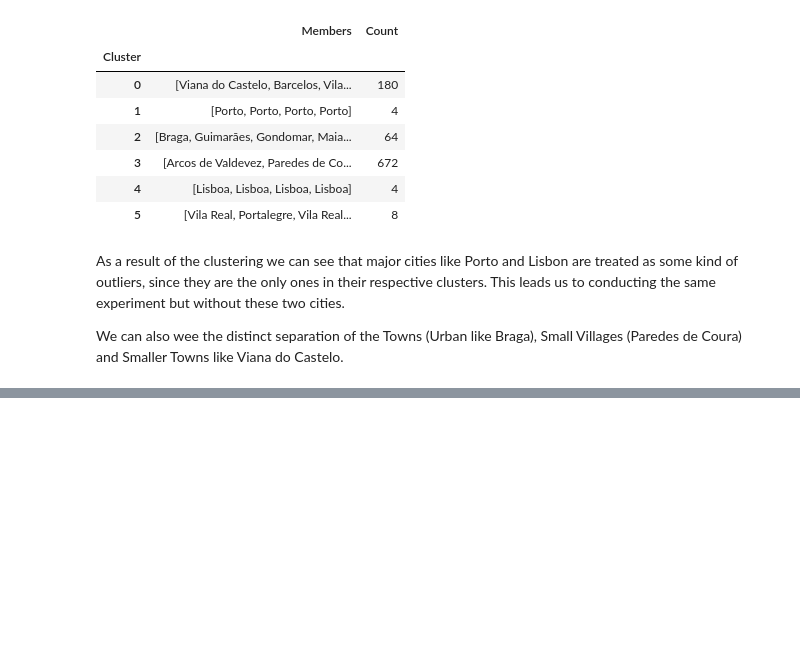
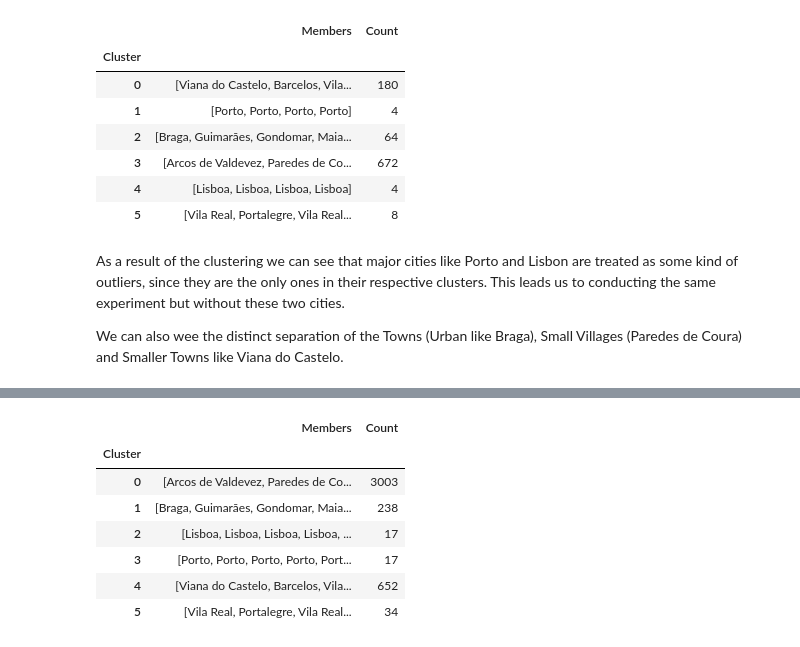
Before and after one commit to Shushunya/FCD-housing-prices, a Jupyter notebook: code/notebooks/clustering/01_urbanization_clustering_all.ipynb, the cells around one changed output, grey strips where cells are left out. Saved outputs shown, nothing was run; the diff lists cells and outputs as text; code cells hidden in the pictures; blank space fills up the shorter version.

Commit message:
fix urban cluster labeling

```diff
--- a/code/notebooks/clustering/01_urbanization_clustering_all.ipynb
+++ b/code/notebooks/clustering/01_urbanization_clustering_all.ipynb
@@ -178,0 +162,13 @@ master_df.to_csv(URBAN_CLUSTER_FILE)
+# %%
+df_all = DataLoader(MASTER_DF_FILE).load_dataset()
+
+engine = ClusteringEngine(experiment_name="urban", seed=RANDOM_SEED)
+engine.load_and_preprocess(df_all)
+engine.run_batch_training()
+
+df1 = engine.df_working
+df1["cluster_urban"] = engine.labels
+
+df1.to_csv(URBAN_CLUSTER_FILE)
+
+df1.value_counts(["cluster_urban"]) // 17
@@ -178,0 +184,11 @@ master_df.to_csv(URBAN_CLUSTER_FILE)
+# %%
+engine.get_cluster_members()
+# %% [output]
+|  | Members | Count |
+| Cluster |  |  |
+| 0 | [Arcos de Valdevez, Paredes de Co... | 3003 |
+| 1 | [Braga, Guimarães, Gondomar, Maia... | 238 |
+| 2 | [Lisboa, Lisboa, Lisboa, Lisboa, ... | 17 |
+| 3 | [Porto, Porto, Porto, Porto, Port... | 17 |
+| 4 | [Viana do Castelo, Barcelos, Vila... | 652 |
+| 5 | [Vila Real, Portalegre, Vila Real... | 34 |
```
Also changed, not shown: parts of 8 cells of this notebook, 2 other files.
